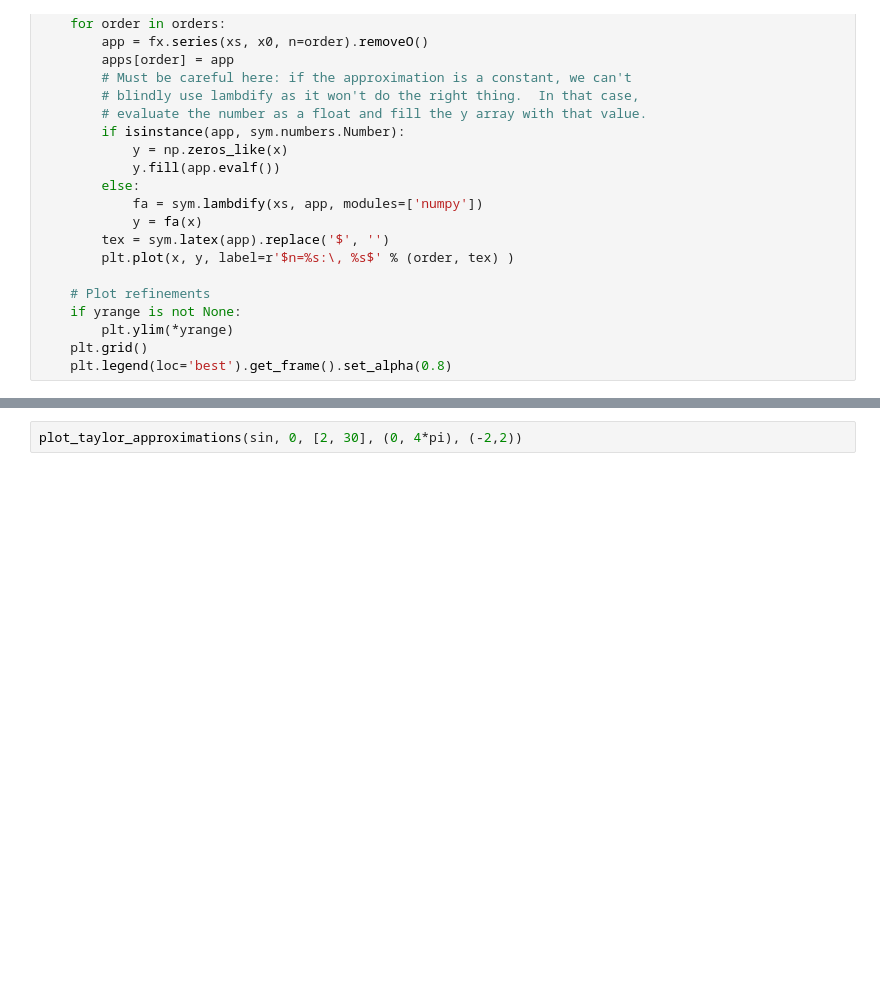
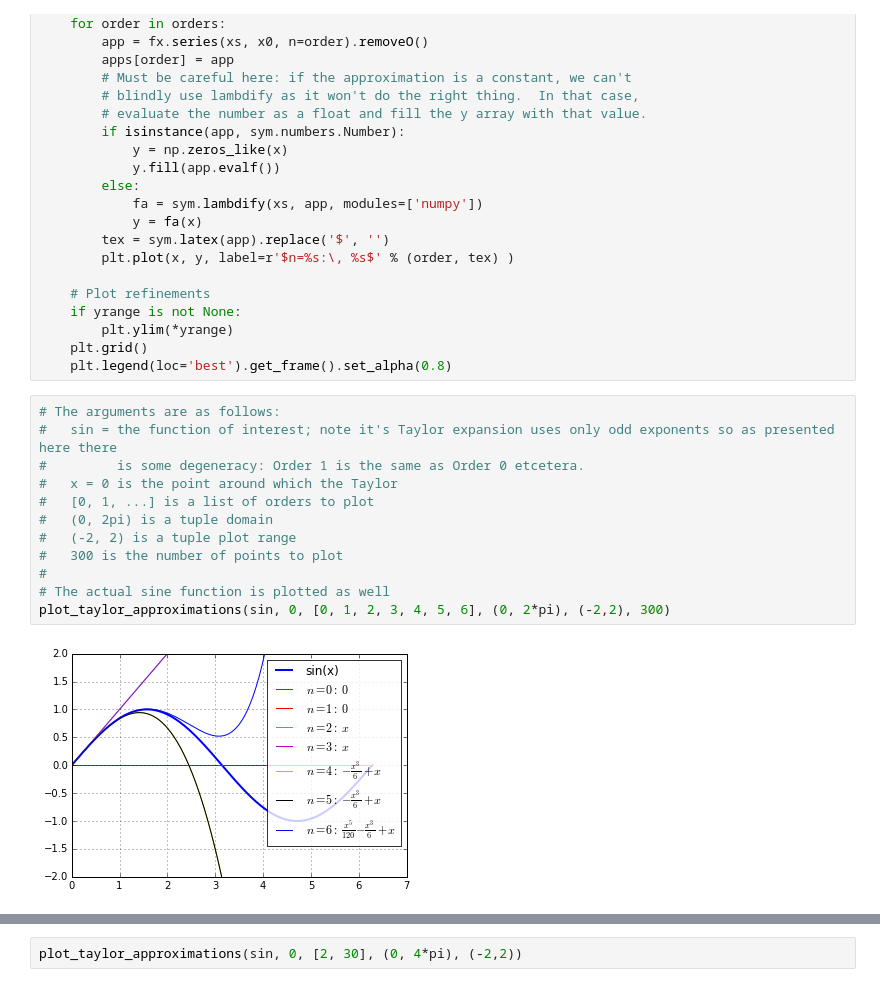
Before and after one commit to robfatland/percival, a Jupyter notebook: IPython Notebooks/Robs Resource Notebook.ipynb, the cells around one changed output, grey strips where cells are left out. Saved outputs shown, nothing was run; the diff lists cells and outputs as text; blank space fills up the shorter version.

```diff
--- a/IPython Notebooks/Robs Resource Notebook.ipynb
+++ b/IPython Notebooks/Robs Resource Notebook.ipynb
@@ -86,4 +116,18 @@ def plot_taylor_approximations(func, x0=None, orders=(2, 4), xrange=(0,1), yrang
         plt.ylim(*yrange)
     plt.grid()
     plt.legend(loc='best').get_frame().set_alpha(0.8)
+# %%
+# The arguments are as follows:
+#   sin = the function of interest; note it's Taylor expansion uses only odd exponents so as presented here there
+#         is some degeneracy: Order 1 is the same as Order 0 etcetera.
+#   x = 0 is the point around which the Taylor
+#   [0, 1, ...] is a list of orders to plot
+#   (0, 2pi) is a tuple domain
+#   (-2, 2) is a tuple plot range
+#   300 is the number of points to plot
+#
+# The actual sine function is plotted as well
+plot_taylor_approximations(sin, 0, [0, 1, 2, 3, 4, 5, 6], (0, 2*pi), (-2,2), 300)
+# %% [output]
+[figure, added]
 # %%
```
Also changed, not shown: parts of 12 cells of this notebook, 4 other files.
